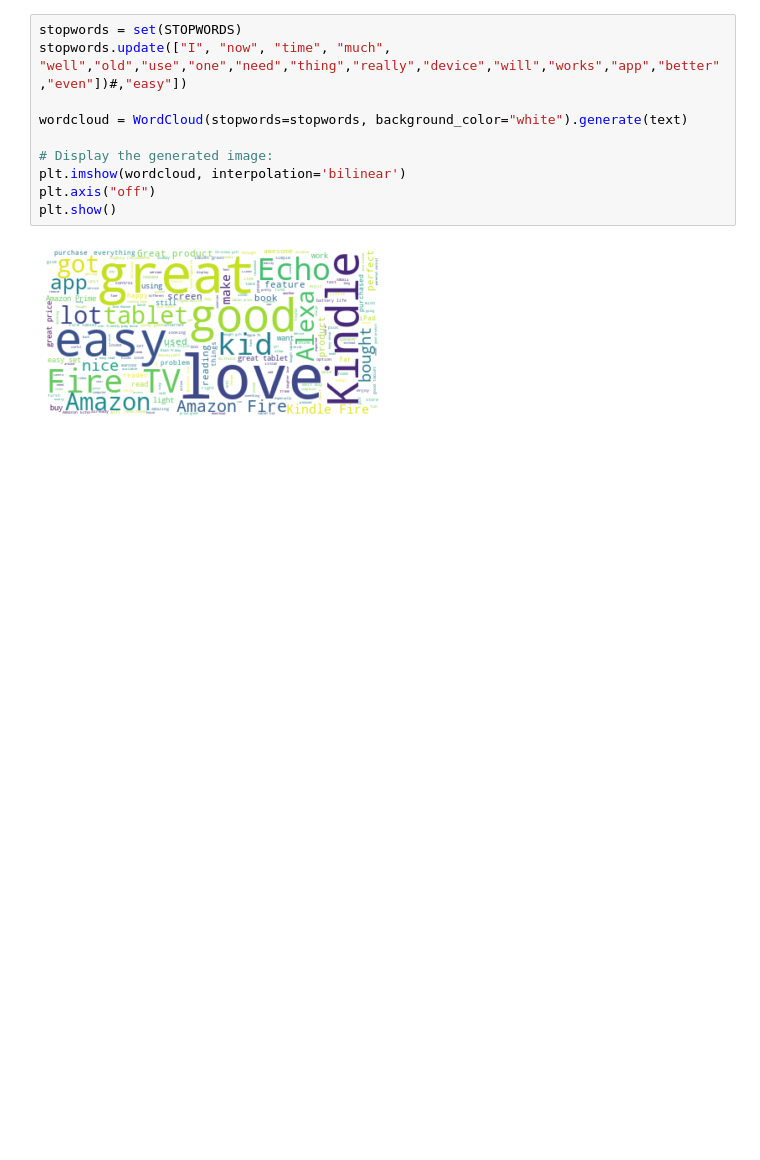
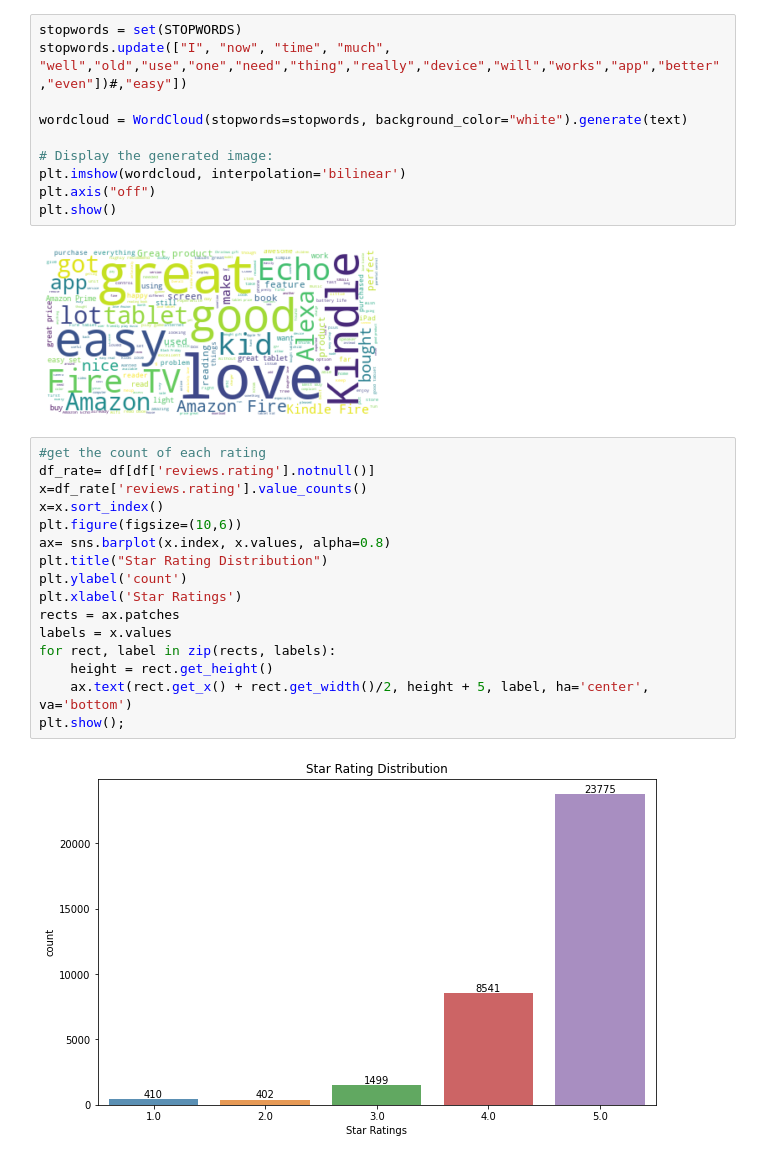
Before and after one commit to MSBX5420/Team-Mount-Lincoln, a Jupyter notebook: Sentiment_Analysis.ipynb, the cells around one changed output. Drawn from its saved outputs; the diff is of its cells as text; blank space fills up the shorter version.

```diff
--- a/Sentiment_Analysis.ipynb
+++ b/Sentiment_Analysis.ipynb
@@ -105,3 +115,21 @@ plt.axis("off")
 plt.show()
 # %% [output]
 [figure]
+# %%
+#get the count of each rating
+df_rate= df[df['reviews.rating'].notnull()]
+x=df_rate['reviews.rating'].value_counts()
+x=x.sort_index()
+plt.figure(figsize=(10,6))
+ax= sns.barplot(x.index, x.values, alpha=0.8)
+plt.title("Star Rating Distribution")
+plt.ylabel('count')
+plt.xlabel('Star Ratings')
+rects = ax.patches
+labels = x.values
+for rect, label in zip(rects, labels):
+    height = rect.get_height()
+    ax.text(rect.get_x() + rect.get_width()/2, height + 5, label, ha='center', va='bottom')
+plt.show();
+# %% [output]
+[figure, added]
```
Also changed, not shown: parts of 2 cells of this notebook.
